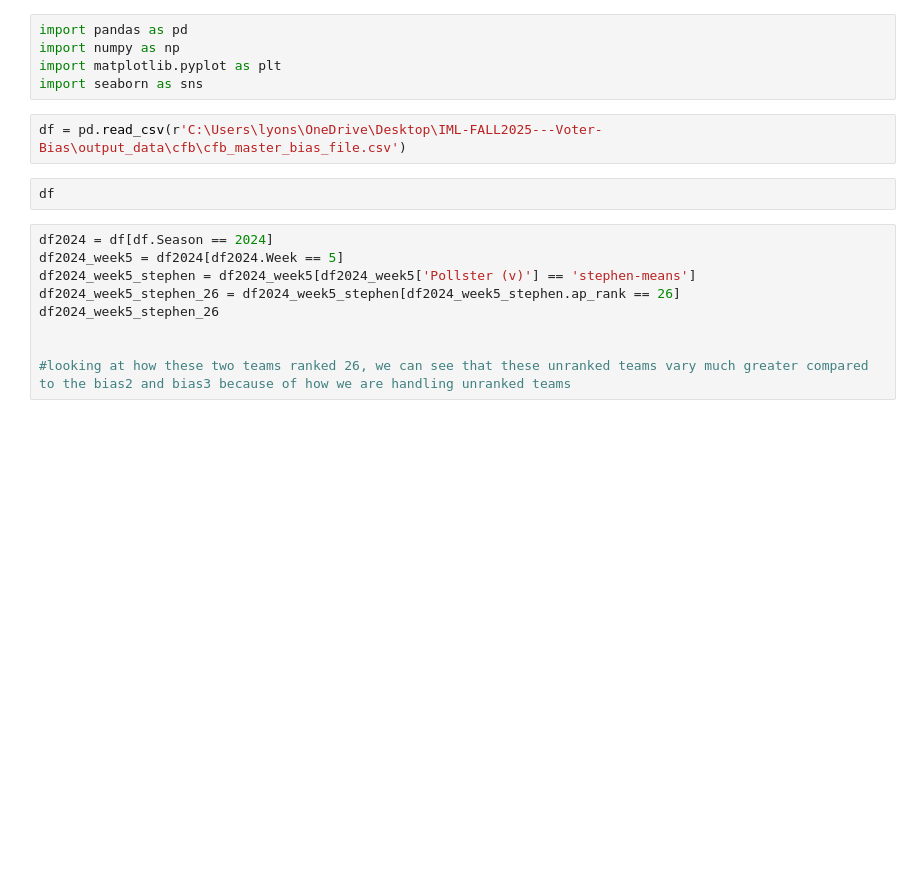
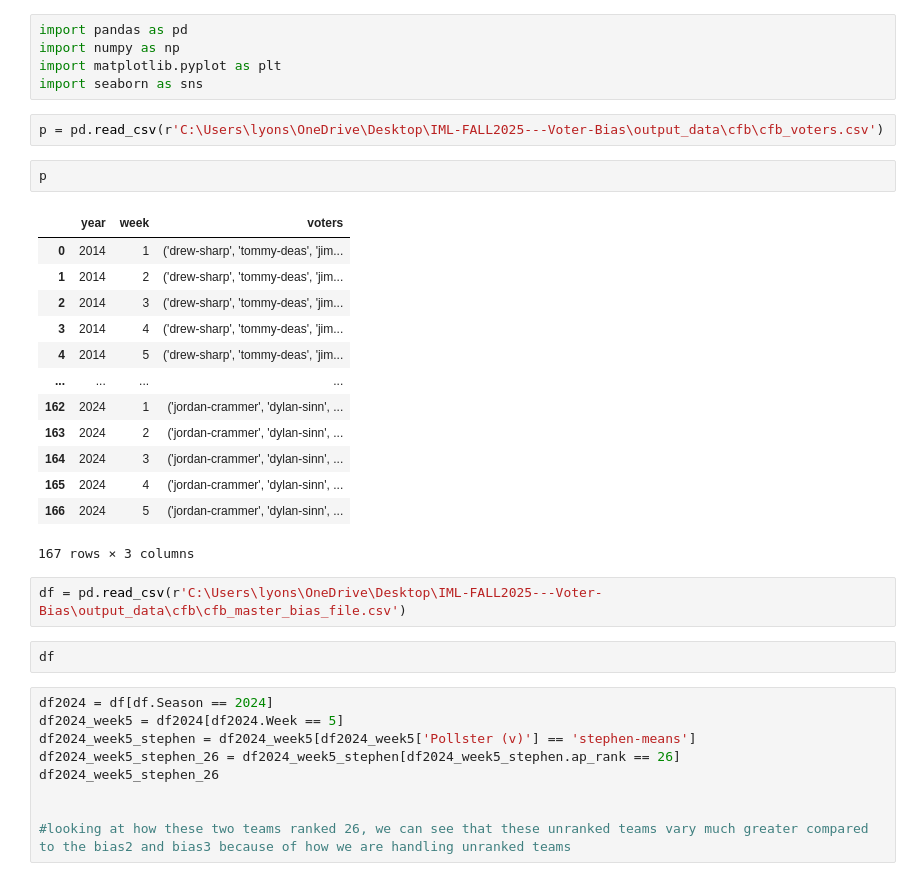
Before and after one commit to lyonstran/IML-FALL2025---Voter-Bias, a Jupyter notebook: scripts/scratch.ipynb, the cells around one changed output. Drawn from its saved outputs; the diff is of its cells as text; blank space fills up the shorter version.

```diff
--- a/scripts/scratch.ipynb
+++ b/scripts/scratch.ipynb
@@ -3,6 +3,24 @@ import pandas as pd
 import numpy as np
 import matplotlib.pyplot as plt
 import seaborn as sns
+# %%
+p = pd.read_csv(r'C:\Users\lyons\OneDrive\Desktop\IML-FALL2025---Voter-Bias\output_data\cfb\cfb_voters.csv')
+# %%
+p
+# %% [output]
+|  | year | week | voters |
+| 0 | 2014 | 1 | ('drew-sharp', 'tommy-deas', 'jim... |
+| 1 | 2014 | 2 | ('drew-sharp', 'tommy-deas', 'jim... |
+| 2 | 2014 | 3 | ('drew-sharp', 'tommy-deas', 'jim... |
+| 3 | 2014 | 4 | ('drew-sharp', 'tommy-deas', 'jim... |
+| 4 | 2014 | 5 | ('drew-sharp', 'tommy-deas', 'jim... |
+| ... | ... | ... | ... |
+| 162 | 2024 | 1 | ('jordan-crammer', 'dylan-sinn', ... |
+| 163 | 2024 | 2 | ('jordan-crammer', 'dylan-sinn', ... |
+| 164 | 2024 | 3 | ('jordan-crammer', 'dylan-sinn', ... |
+| 165 | 2024 | 4 | ('jordan-crammer', 'dylan-sinn', ... |
+| 166 | 2024 | 5 | ('jordan-crammer', 'dylan-sinn', ... |
+167 rows × 3 columns
 # %%
 df = pd.read_csv(r'C:\Users\lyons\OneDrive\Desktop\IML-FALL2025---Voter-Bias\output_data\cfb\cfb_master_bias_file.csv')
 # %%
```
Also changed, not shown: 1 other file.
